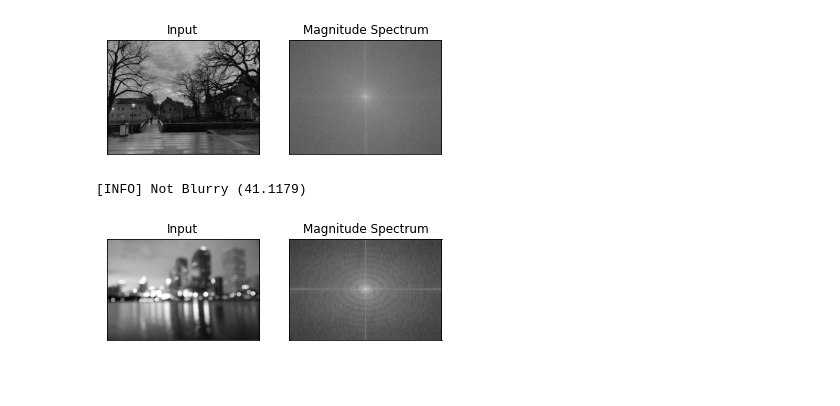
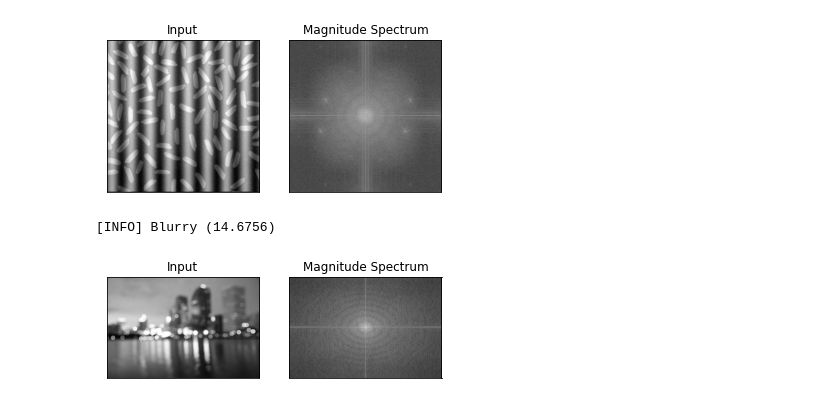
Before and after one commit to anhvu2501/Basic-Computer-Vision, a Jupyter notebook: OpenCV/fast_fourier_transform.ipynb, the cells around one changed output. Saved outputs shown, nothing was run; the diff lists cells and outputs as text; code cells hidden in the pictures; blank space fills up the shorter version.

```diff
--- a/OpenCV/fast_fourier_transform.ipynb
+++ b/OpenCV/fast_fourier_transform.ipynb
@@ -48,26 +48,26 @@ def detect_blur_fft(image, size=60, thresh=10, vis=False):
 
     return mean, mean <= thresh
 # %%
-img = cv2.imread('Photos/Uppsala Sunset.jpg')
+img = cv2.imread('Photos/Rice/1_wIXlvBeAFtNVgJd49VObgQ_sinus.png')
 gray_img = cv2.cvtColor(img, cv2.COLOR_BGR2GRAY)
 
 (mean, blurry) = detect_blur_fft(gray_img, size=60, thresh=20, vis=-1)
 
 # draw on the image, indicating whether it is blurry or not
 image = np.dstack([gray_img] * 3)
 color = (0, 0, 255) if blurry else (0, 255, 0)
 text = "Blurry ({:.4f})" if blurry else "Not Blurry ({:.4f})"
 text = text.format(mean)
 cv2.putText(image, text, (10, 25), cv2.FONT_HERSHEY_SIMPLEX, 0.7,
 	color, 2)
 print("[INFO] {}".format(text))
 # show the output image
 cv2.imshow("Output", image)
 cv2.waitKey(0)
 cv2.destroyAllWindows()
 # %% [output]
-[figure, old version]
+[figure, new version]
-[INFO] Not Blurry (41.1179)
+[INFO] Blurry (14.6756)
 # %%
 img2 = cv2.imread('Photos/blurry.jpg')
 gray_img2 = cv2.cvtColor(img2, cv2.COLOR_BGR2GRAY)
```
Also changed, not shown: 2 other files.
